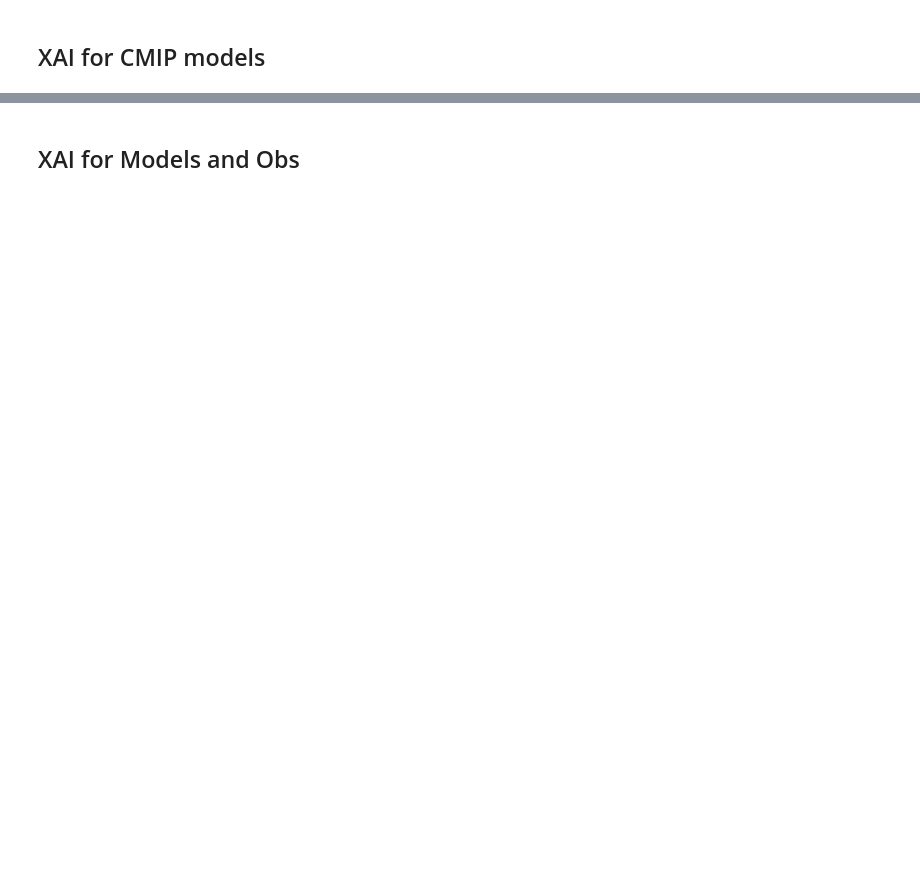
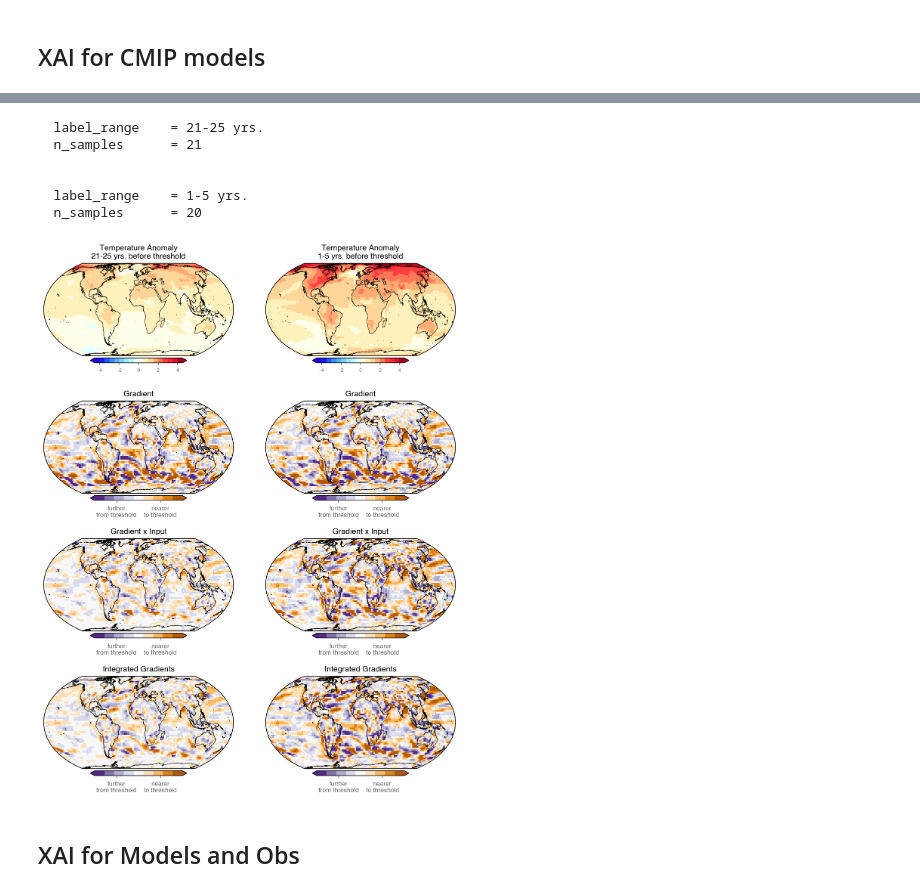
Before and after one commit to eabarnes1010/target_temp_detection, a Jupyter notebook: _visualize_xai_v1.0.ipynb, the cells around one changed output, grey strips where cells are left out. Cells and saved outputs as stored; diff of their text form; code cells hidden in the pictures; blank space fills up the shorter version.

```diff
--- a/_visualize_xai_v1.0.ipynb
+++ b/_visualize_xai_v1.0.ipynb
@@ -41,7 +48,7 @@ print(f"tensorflow-probability version = {tfp.__version__}")
 # %% [markdown]
 ## User Choices
 # %%
-EXP_NAME = 'exp20C_126_max'#'exp15C_370'
+EXP_NAME = 'exp15C_126'#'exp15C_370'
 
 #-------------------------------------------------------
 
@@ -75,7 +105,7 @@ N_TRAIN, N_VAL, N_TEST, ALL_MEMBERS = data_processing.get_members(settings)
 def set_cb_xai(cb):
     cb.set_label(None)
     cb.ax.set_xticks((-0.05,0.05))
-    cb.ax.set_xticklabels(['further\nfrom target','nearer\nto target'],
+    cb.ax.set_xticklabels(['further\nfrom threshold','nearer\nto threshold'],
                           fontsize=FS*.8,
                          )
 # %%
@@ -192,7 +247,10 @@ map_proj = ct.crs.EqualEarth(central_longitude = 0.)
 # based on their label
 plot_list = (21, 1)
 NCOL = 4
-clim_val = .05
+if settings["ssp"]=="126":
+    clim_val = .1
+else:
+    clim_val = .05
 
 fig = plt.figure(figsize=(4*len(plot_list),10))
 # plt.subplots(len(plot_list),NCOL,figsize=(35,5*len(plot_list)))
@@ -232,7 +290,7 @@ for irow,min_range in enumerate(plot_list):
                       fastBool=True,
                       extent='both',
                      )
-    ax.set_title('Temperature Anomaly\n' + str(min_range) + '-' + str(max_range) + ' yrs. before target',fontsize=FS)
+    ax.set_title('Temperature Anomaly\n' + str(min_range) + '-' + str(max_range) + ' yrs. before threshold',fontsize=FS)
 
     #------------------------------------------------------------------
     # plot explainability of gradient (saliency)
@@ -273,30 +331,38 @@ for irow,min_range in enumerate(plot_list):
                       fastBool=True,
                       extent='both',
                      )
     set_cb_xai(cb)
     ax.set_title('Gradient x Input',fontsize=FS)
 
 #     #------------------------------------------------------------------
 #     # plot explainability of integrated gradients
     ax = fig.add_subplot(NCOL,len(plot_list),7+irow,projection=map_proj)
     cb,image = plots.drawOnGlobe(ax,
                       map_proj,
                       data=igrad_mean*-1, # multiplying by negative 1 so colorbar has warm colors on the right
                       lats=da_obs['lat'],
                       lons=da_obs['lon'],
                       vmin= -clim_val,
                       vmax= clim_val,
                       inc=None,
                       cmap=ListedColormap(['#b35806','#e08214','#fdb863','#fee0b6','#f7f7f7','#d8daeb','#b2abd2','#8073ac','#542788'][::-1]),#cmocean.cm.tarn,
                       cbarBool=True,
                       contourMap=[],
                       contourVals = [],
                       fastBool=True,
                       extent='both',
                      )
     set_cb_xai(cb)
     ax.set_title('Integrated Gradients',fontsize=FS)
 
 plt.tight_layout()
 plots.savefig(FIGURE_DIRECTORY + model_name + '_cmip_xaiGrid',dpi=savefig_dpi)
 plt.show()
+# %% [output]
+  label_range    = 21-25 yrs.
+  n_samples      = 21
+
+
+  label_range    = 1-5 yrs.
+  n_samples      = 20
+[figure, added]
```
Also changed, not shown: parts of 13 cells of this notebook, 10 other files.
